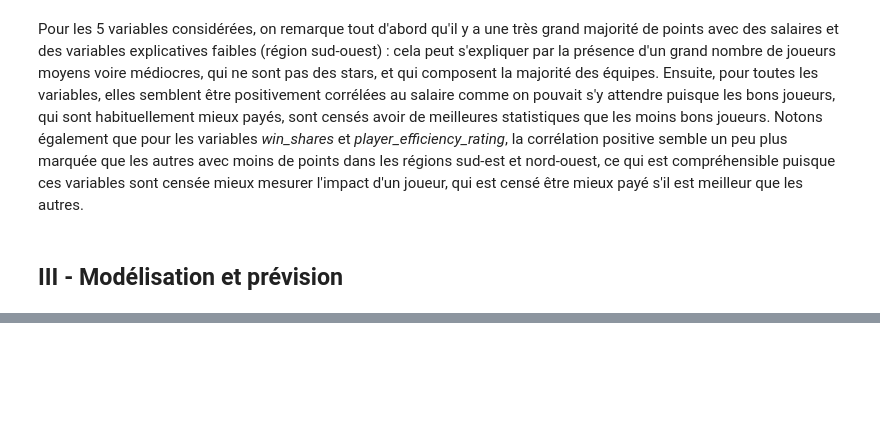
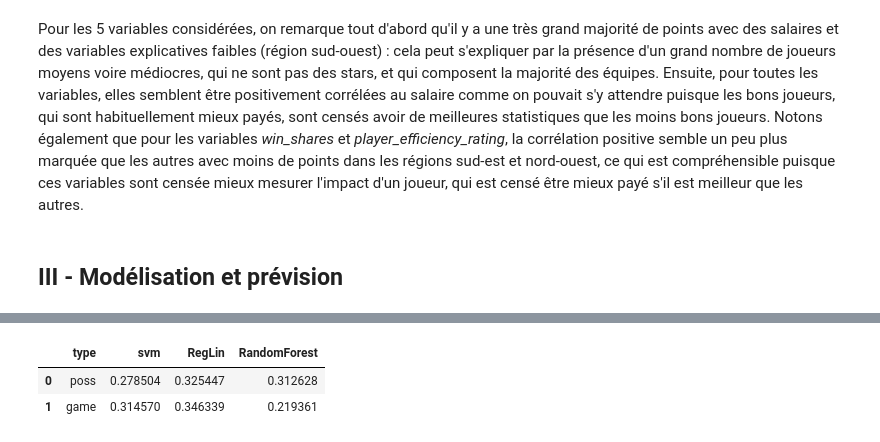
Before and after one commit to nael-farhan/python-project-nba-salaries, a Jupyter notebook: Rapport final.ipynb, the cells around one changed output, grey strips where cells are left out. Cells and saved outputs as stored; diff of their text form; code cells hidden in the pictures; blank space fills up the shorter version.

```diff
--- a/Rapport final.ipynb
+++ b/Rapport final.ipynb
@@ -126,0 +137,8 @@ Notons également que pour les variables *win_shares* et *player_efficiency_rati
+# %%
+res = pd.read_csv('model_results.csv')
+res = res.rename(columns={'Unnamed: 0': 'type'})
+res
+# %% [output]
+|  | type | svm | RegLin | RandomForest |
+| 0 | poss | 0.278504 | 0.325447 | 0.312628 |
+| 1 | game | 0.314570 | 0.346339 | 0.219361 |
```
Also changed, not shown: parts of 18 cells of this notebook, 3 other files.
